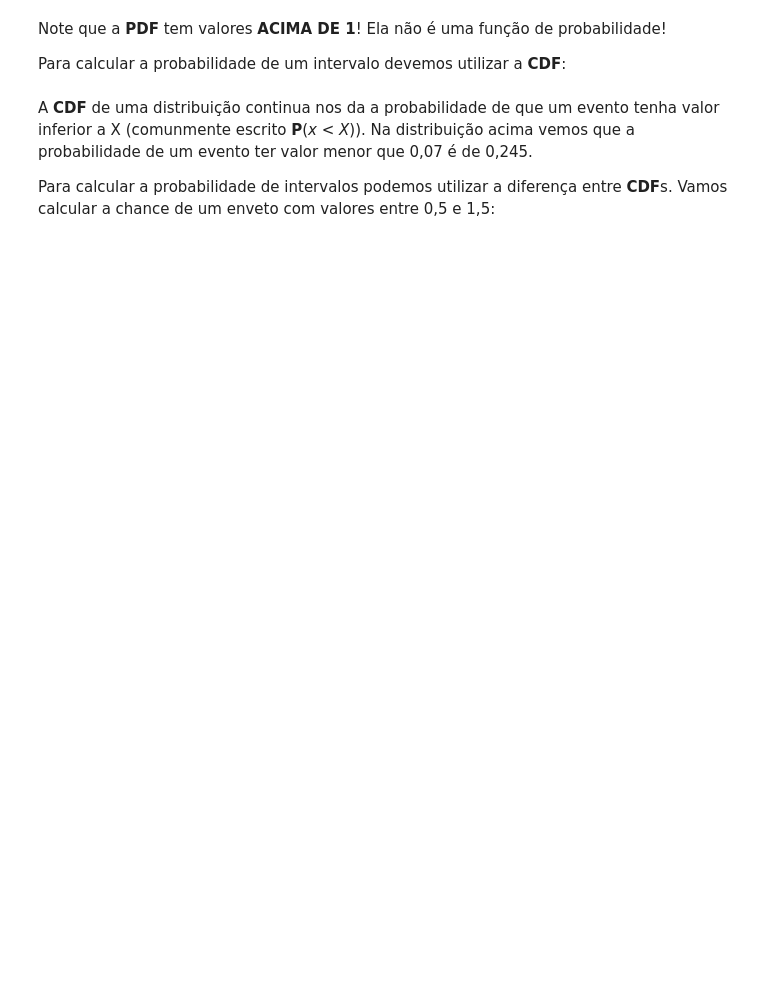
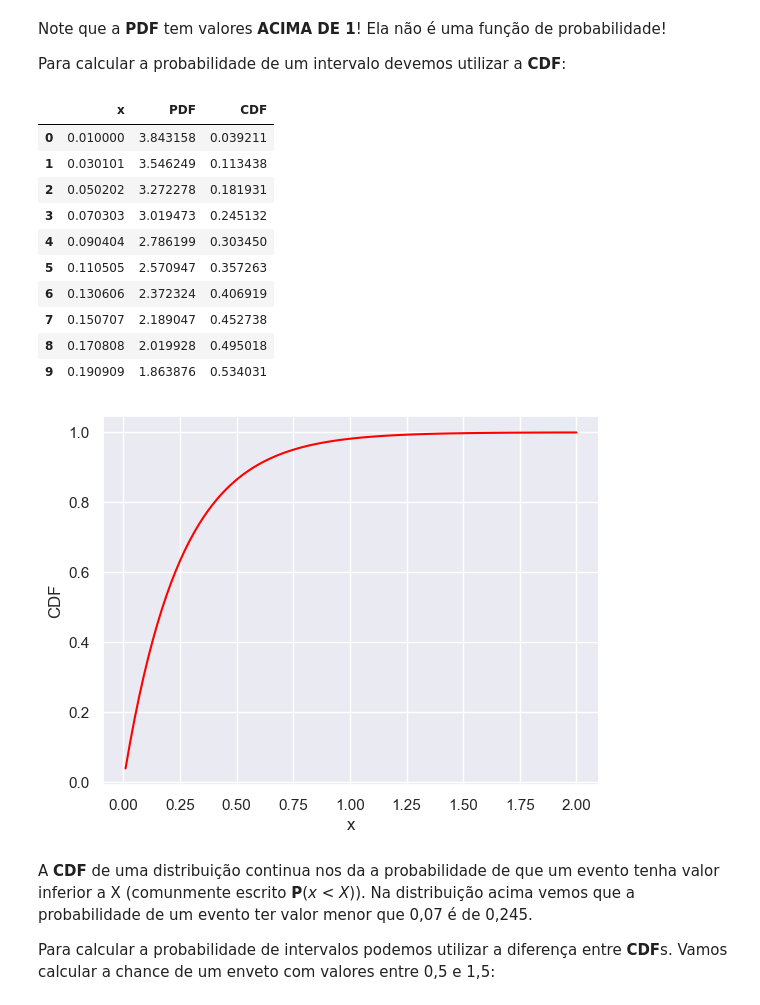
Before and after one commit to sadguilherme/99_PT_JAN2023, a Jupyter notebook: aulas/20230420 Probabilidade.ipynb, the cells around one changed output. Drawn from its saved outputs; the diff is of its cells as text; code cells hidden in the pictures; blank space fills up the shorter version.

```diff
--- a/aulas/20230420 Probabilidade.ipynb
+++ b/aulas/20230420 Probabilidade.ipynb
@@ -482,9 +789,22 @@ Note que a **PDF** tem valores **ACIMA DE 1**! Ela não é uma função de proba
 
 Para calcular a probabilidade de um intervalo devemos utilizar a **CDF**:
 # %%
-tb_expon["CDF"] = dist_exp.cdf(x)
+tb_expon["CDF"] = dist_exp.cdf(tb_expon["x"])
 sns.lineplot(data = tb_expon, x='x', y='CDF', color="red")
 tb_expon.head(10)
+# %% [output]
+|  | x | PDF | CDF |
+| 0 | 0.010000 | 3.843158 | 0.039211 |
+| 1 | 0.030101 | 3.546249 | 0.113438 |
+| 2 | 0.050202 | 3.272278 | 0.181931 |
+| 3 | 0.070303 | 3.019473 | 0.245132 |
+| 4 | 0.090404 | 2.786199 | 0.303450 |
+| 5 | 0.110505 | 2.570947 | 0.357263 |
+| 6 | 0.130606 | 2.372324 | 0.406919 |
+| 7 | 0.150707 | 2.189047 | 0.452738 |
+| 8 | 0.170808 | 2.019928 | 0.495018 |
+| 9 | 0.190909 | 1.863876 | 0.534031 |
+[figure, added]
 # %% [markdown]
 A **CDF** de uma distribuição continua nos da a probabilidade de que um evento tenha valor inferior a X (comunmente escrito **P**(*x* < *X*)). Na distribuição acima vemos que a probabilidade de um evento ter valor menor que 0,07 é de 0,245.
 
```
Also changed, not shown: parts of 91 cells of this notebook, 4 other files.
